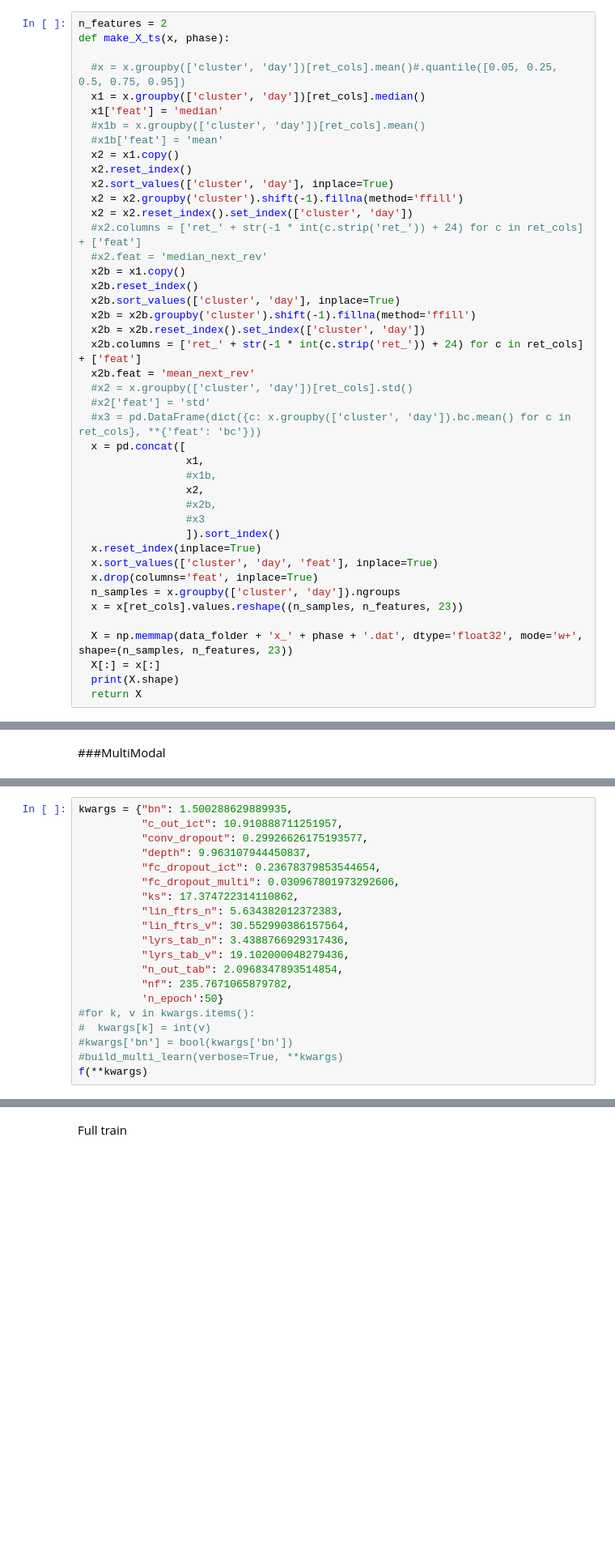
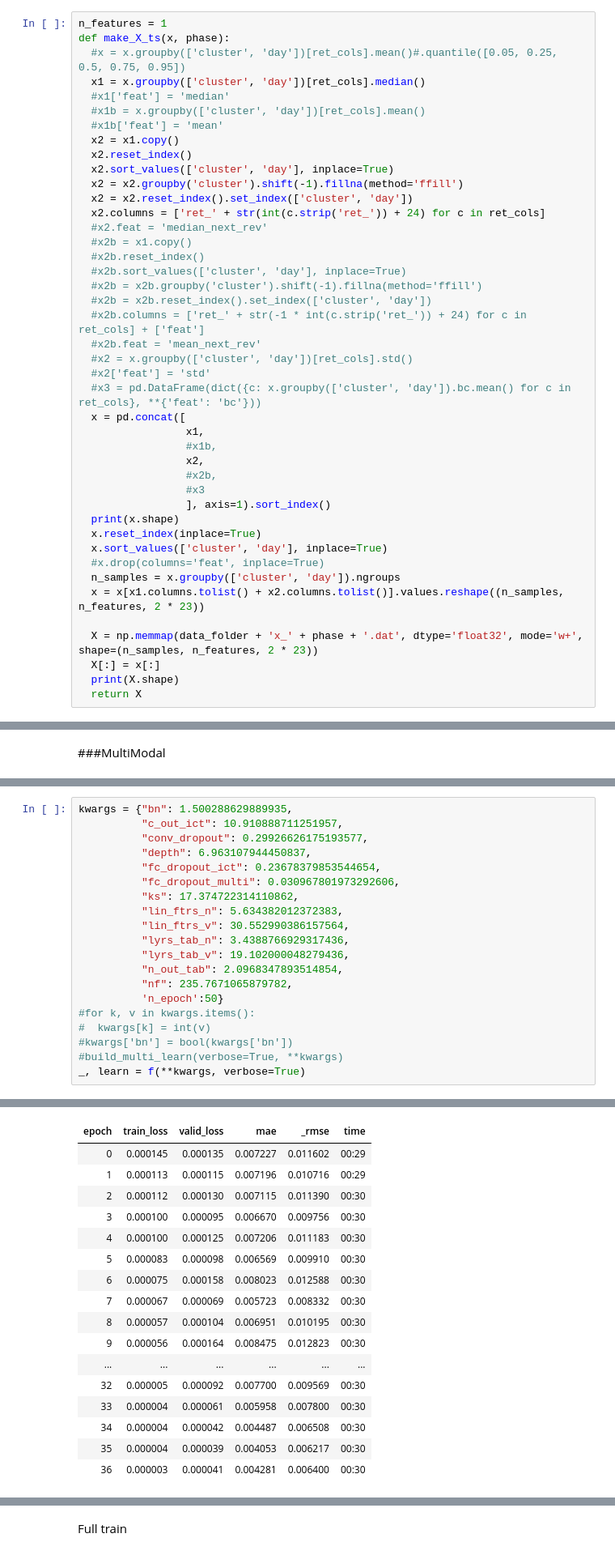
Before and after one commit to ThomasBourgeois/napoleon, a Jupyter notebook: dl.ipynb, the cells around one changed output, grey strips where cells are left out. Shown at 81% size. Drawn from its saved outputs; the diff is of its cells as text; blank space fills up the shorter version.

```diff
--- a/dl.ipynb
+++ b/dl.ipynb
@@ -102,10 +154,9 @@ x_test = fill_na_x(x_test)
 # %%
-n_features = 2
+n_features = 1
 def make_X_ts(x, phase):
-
   #x = x.groupby(['cluster', 'day'])[ret_cols].mean()#.quantile([0.05, 0.25, 0.5, 0.75, 0.95])
   x1 = x.groupby(['cluster', 'day'])[ret_cols].median()
-  x1['feat'] = 'median'
+  #x1['feat'] = 'median'
   #x1b = x.groupby(['cluster', 'day'])[ret_cols].mean()
   #x1b['feat'] = 'mean'
   x2 = x1.copy()
@@ -113,15 +164,15 @@ def make_X_ts(x, phase):
   x2.sort_values(['cluster', 'day'], inplace=True)
   x2 = x2.groupby('cluster').shift(-1).fillna(method='ffill')
   x2 = x2.reset_index().set_index(['cluster', 'day'])
-  #x2.columns = ['ret_' + str(-1 * int(c.strip('ret_')) + 24) for c in ret_cols] + ['feat']
+  x2.columns = ['ret_' + str(int(c.strip('ret_')) + 24) for c in ret_cols]
   #x2.feat = 'median_next_rev'
-  x2b = x1.copy()
-  x2b.reset_index()
-  x2b.sort_values(['cluster', 'day'], inplace=True)
-  x2b = x2b.groupby('cluster').shift(-1).fillna(method='ffill')
-  x2b = x2b.reset_index().set_index(['cluster', 'day'])
-  x2b.columns = ['ret_' + str(-1 * int(c.strip('ret_')) + 24) for c in ret_cols] + ['feat']
-  x2b.feat = 'mean_next_rev'
+  #x2b = x1.copy()
+  #x2b.reset_index()
+  #x2b.sort_values(['cluster', 'day'], inplace=True)
+  #x2b = x2b.groupby('cluster').shift(-1).fillna(method='ffill')
+  #x2b = x2b.reset_index().set_index(['cluster', 'day'])
+  #x2b.columns = ['ret_' + str(-1 * int(c.strip('ret_')) + 24) for c in ret_cols] + ['feat']
+  #x2b.feat = 'mean_next_rev'
   #x2 = x.groupby(['cluster', 'day'])[ret_cols].std()
   #x2['feat'] = 'std'
   #x3 = pd.DataFrame(dict({c: x.groupby(['cluster', 'day']).bc.mean() for c in ret_cols}, **{'feat': 'bc'}))
@@ -131,14 +182,15 @@ def make_X_ts(x, phase):
                  x2,
                  #x2b,
                  #x3
-                 ]).sort_index()
+                 ], axis=1).sort_index()
+  print(x.shape)
   x.reset_index(inplace=True)
-  x.sort_values(['cluster', 'day', 'feat'], inplace=True)
-  x.drop(columns='feat', inplace=True)
+  x.sort_values(['cluster', 'day'], inplace=True)
+  #x.drop(columns='feat', inplace=True)
   n_samples = x.groupby(['cluster', 'day']).ngroups
-  x = x[ret_cols].values.reshape((n_samples, n_features, 23))
+  x = x[x1.columns.tolist() + x2.columns.tolist()].values.reshape((n_samples, n_features, 2 * 23))
 
-  X = np.memmap(data_folder + 'x_' + phase + '.dat', dtype='float32', mode='w+', shape=(n_samples, n_features, 23))
+  X = np.memmap(data_folder + 'x_' + phase + '.dat', dtype='float32', mode='w+', shape=(n_samples, n_features, 2 * 23))
   X[:] = x[:]
   print(X.shape)
   return X
@@ -403,7 +434,7 @@ print(optimizer.max)
 kwargs = {"bn": 1.500288629889935,
           "c_out_ict": 10.910888711251957,
           "conv_dropout": 0.29926626175193577,
-          "depth": 9.963107944450837,
+          "depth": 6.963107944450837,
           "fc_dropout_ict": 0.23678379853544654,
           "fc_dropout_multi": 0.030967801973292606,
           "ks": 17.374722314110862,
@@ -418,5 +449,5 @@ kwargs = {"bn": 1.500288629889935,
 #  kwargs[k] = int(v)
 #kwargs['bn'] = bool(kwargs['bn'])
 #build_multi_learn(verbose=True, **kwargs)
-f(**kwargs)
+_, learn = f(**kwargs, verbose=True)
 # %% [output]
@@ -426,0 +462,17 @@ f(**kwargs)
+| epoch | train_loss | valid_loss | mae | _rmse | time |
+| 0 | 0.000145 | 0.000135 | 0.007227 | 0.011602 | 00:29 |
+| 1 | 0.000113 | 0.000115 | 0.007196 | 0.010716 | 00:29 |
+| 2 | 0.000112 | 0.000130 | 0.007115 | 0.011390 | 00:30 |
+| 3 | 0.000100 | 0.000095 | 0.006670 | 0.009756 | 00:30 |
+| 4 | 0.000100 | 0.000125 | 0.007206 | 0.011183 | 00:30 |
+| 5 | 0.000083 | 0.000098 | 0.006569 | 0.009910 | 00:30 |
+| 6 | 0.000075 | 0.000158 | 0.008023 | 0.012588 | 00:30 |
+| 7 | 0.000067 | 0.000069 | 0.005723 | 0.008332 | 00:30 |
+| 8 | 0.000057 | 0.000104 | 0.006951 | 0.010195 | 00:30 |
+| 9 | 0.000056 | 0.000164 | 0.008475 | 0.012823 | 00:30 |
+| ... | ... | ... | ... | ... | ... |
+| 32 | 0.000005 | 0.000092 | 0.007700 | 0.009569 | 00:30 |
+| 33 | 0.000004 | 0.000061 | 0.005958 | 0.007800 | 00:30 |
+| 34 | 0.000004 | 0.000042 | 0.004487 | 0.006508 | 00:30 |
+| 35 | 0.000004 | 0.000039 | 0.004053 | 0.006217 | 00:30 |
+| 36 | 0.000003 | 0.000041 | 0.004281 | 0.006400 | 00:30 |
```
Also changed, not shown: parts of 15 cells of this notebook.
